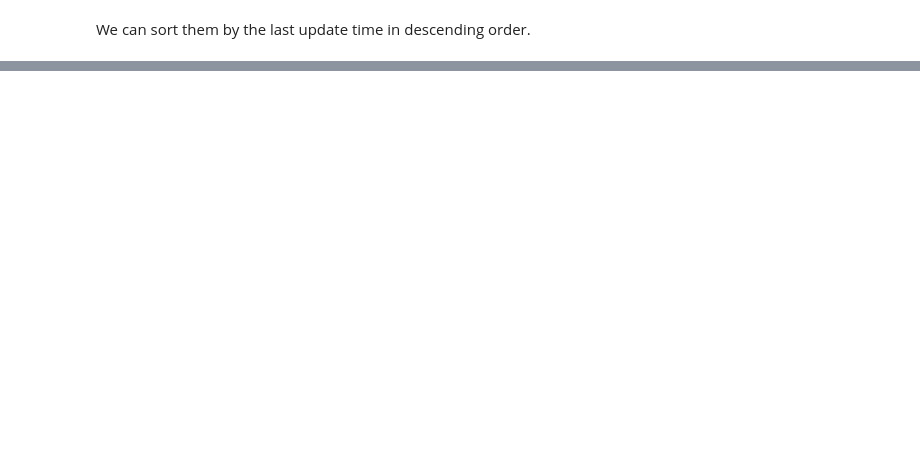
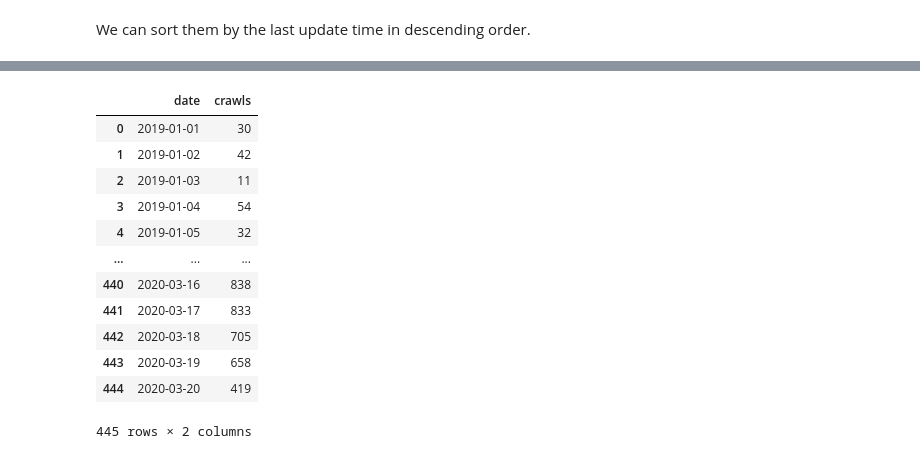
Before and after one commit to edsu/iipc-covid19, a Jupyter notebook: Seeds.ipynb, the cells around one changed output, grey strips where cells are left out. Drawn from its saved outputs; the diff is of its cells as text; code cells hidden in the pictures; blank space fills up the shorter version.

```diff
--- a/Seeds.ipynb
+++ b/Seeds.ipynb
@@ -121,0 +169,20 @@ It looks like most of the seeds were last updated a few days ago. But does this
+# %%
+crawls = pandas.read_csv('data/crawls.csv', parse_dates=['timestamp'])
+crawls_per_day = crawls.set_index('timestamp').resample('1D')['url'].count()
+crawls_per_day = crawls_per_day.reset_index()
+crawls_per_day.columns = ['date', 'crawls']
+crawls_per_day
+# %% [output]
+|  | date | crawls |
+| 0 | 2019-01-01 | 30 |
+| 1 | 2019-01-02 | 42 |
+| 2 | 2019-01-03 | 11 |
+| 3 | 2019-01-04 | 54 |
+| 4 | 2019-01-05 | 32 |
+| ... | ... | ... |
+| 440 | 2020-03-16 | 838 |
+| 441 | 2020-03-17 | 833 |
+| 442 | 2020-03-18 | 705 |
+| 443 | 2020-03-19 | 658 |
+| 444 | 2020-03-20 | 419 |
+445 rows × 2 columns
```
Also changed, not shown: parts of 11 cells of this notebook, 2 other files.
